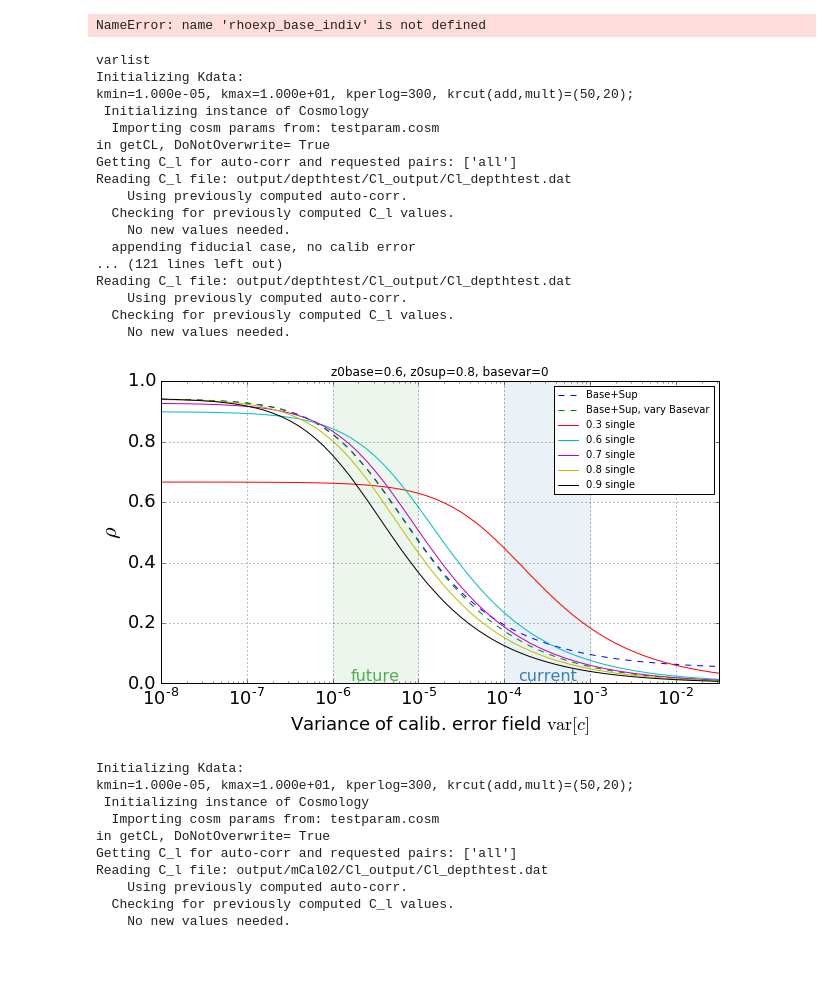
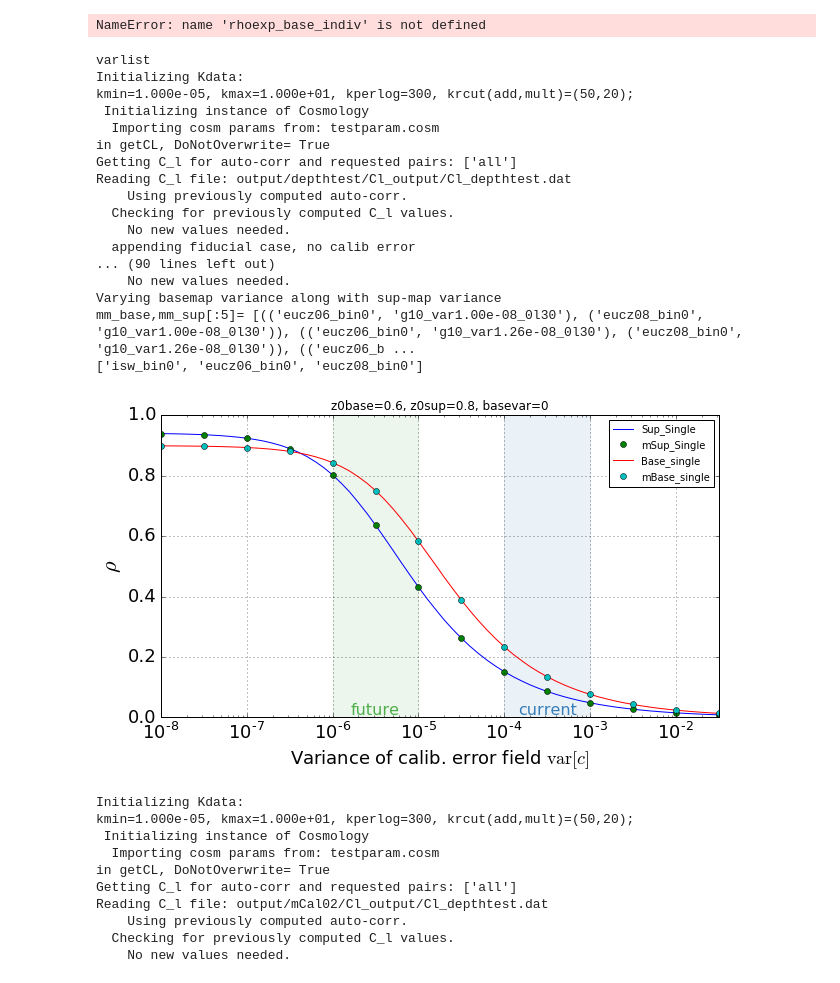
Before and after one commit to jessmuir/isw_reconstr, a Jupyter notebook: NW Multi.ipynb, the cells around one changed output. Drawn from its saved outputs; the diff is of its cells as text; code cells hidden in the pictures.

Commit message:
add single map caltest recon functionality to NWmulti.m_caltest_get_rhoexp. Verified against results from single runeuc.caltest_get_rhoexp.

```diff
--- a/NW Multi.ipynb
+++ b/NW Multi.ipynb
@@ -591,7 +606,7 @@ nbar='default'
 # v v v----- This function (caltest_basic_expplot_forpaper) is from GPFP module. Using to guide mu
 # plots rho exp and data points for one shape and lmin
 #combine stuff from caltest_compare_clcal_shapes with rhoexpplot
-outtag='mCal02'
+outtag='mCal03_test'
 varname = 'rho'
 plotdir='output/'+outtag+'/plots_forpaper/'
 
@@ -612,10 +627,19 @@ shortvarlist=[1.e-7,1.e-6,1.e-5,1.e-4,1.e-3,1.e-2]#for data points
 
 rhoexplist=[]#will be 1D; [variance ]
 
+
 rhoexplist_indiv_sup = runeuc.caltest_get_rhoexp(z0=z0_sup,varlist=varlist,lmax=lmaxcal,lmin=lmincal,shape=shape,width=width,
                                                  overwrite=False,doplot=False,saverho=False,varname=varname,reclmin=reclmin)
 rhoexplist_indiv_base = runeuc.caltest_get_rhoexp(z0=z0_base,varlist=varlist,lmax=lmaxcal,lmin=lmincal,shape=shape,width=width,
                                                   overwrite=False, doplot=False,saverho=False,varname=varname,reclmin=reclmin)
+#also calc from the single-track of the multi-function. Compare to just single caltest function.
+mrhoexplist_indiv_sup = m_caltest_get_rhoexp(z0_base=False, z0_sup=z0_sup, basevar=False,varlist=varlist,lmax=lmaxcal,lmin=lmincal,
+                                shape=shape,width=width,overwrite=True,doplot=False,saverho=False,varname=varname,
+                                reclmin=reclmin,outtag=outtag)
+mrhoexplist_indiv_base = m_caltest_get_rhoexp(z0_base=False, z0_sup=z0_base, basevar=False,varlist=varlist,lmax=lmaxcal,lmin=lmincal,
+                                shape=shape,width=width,overwrite=True,doplot=False,saverho=False,varname=varname,
+                                reclmin=reclmin,outtag=outtag)
+
 
 rhoexplist_2base=m_caltest_get_rhoexp(z0_base=z0_base, z0_sup=z0_base, basevar=varlist,varlist=varlist,lmax=lmaxcal,lmin=lmincal,
                                 shape=shape,width=width,overwrite=True,doplot=False,saverho=False,varname=varname,
@@ -648,21 +672,27 @@ ax1 = plt.subplot()
 #---- interlude for plotting funcs.
 
 #theory line
-ax1.plot(varlist[:-1],rhoexplist[:-1],'--',label='Base+Sup')#linelabel,color=colorlist[1])
-ax1.plot(varlist[:-1],rhoexplist2[:-1],'--',label='Base+Sup, vary Basevar')#linelabel,color=colorlist[1])
-
-for z0 in [.3,0.6, .7, .8, .9]:
-    rhoexp_temp = runeuc.caltest_get_rhoexp(z0=z0,varlist=varlist,lmax=lmaxcal,lmin=lmincal,shape=shape,width=width,
-                                                 overwrite=False,doplot=False,saverho=False,varname=varname,reclmin=reclmin)
-    ax1.plot(varlist[:-1],rhoexp_temp[:-1],'-',label='{0} single'.format(z0))
+# ax1.plot(varlist[:-1],rhoexplist[:-1],'--',label='Base+Sup')#linelabel,color=colorlist[1])
+# ax1.plot(varlist[:-1],rhoexplist2[:-1],'--',label='Base+Sup, vary Basevar')#linelabel,color=colorlist[1])
+# ax1.plot(varlist[:-1],rhoexplist[:-1],'--',label='Base+Sup')#linelabel,color=colorlist[1])
+# ax1.plot(varlist[:-1],rhoexplist2[:-1],'--',label='Base+Sup, vary Basevar')#linelabel,color=colorlist[1])
 
 
 
-# ax1.plot(varlist[:-1],rhoexplist_indiv_sup[:-1],'-',label='Sup_Single',color=colorlist[0])
+# for z0 in [.1,.3,.4,0.6, .7, .8, .9]:
+#     rhoexp_temp = runeuc.caltest_get_rhoexp(z0=z0,varlist=varlist,lmax=lmaxcal,lmin=lmincal,shape=shape,width=width,
+#                                                  overwrite=True,doplot=False,saverho=False,varname=varname,reclmin=reclmin)
+#     ax1.plot(varlist[:-1],rhoexp_temp[:-1],'-',label='{0} single'.format(z0))
+
+
+
+ax1.plot(varlist[:-1],rhoexplist_indiv_sup[:-1],'-',label='Sup_Single')#,color=colorlist[0])
+ax1.plot(varlist[:-1:5],mrhoexplist_indiv_sup[:-1:5],'o',label='mSup_Single')#,color=colorlist[0])
 # ax1.plot(varlist[:-1],[rhoexplist[-1]]*len(varlist[:-1]),'--',label='Sup_fid',color=colorlist[0])
 # # ax1.plot(varlist[:-1],rhoexplist_2sup[:-1],'.-',label='Sup_dubs',color=colorlist[0])
 
-# ax1.plot(varlist[:-1],rhoexplist_indiv_base[:-1],'-',label='Base_single',color=colorlist[2])
+ax1.plot(varlist[:-1],rhoexplist_indiv_base[:-1],'-',label='Base_single')#,color=colorlist[2])
+ax1.plot(varlist[:-1:5],mrhoexplist_indiv_base[:-1:5],'o',label='mBase_single')#,color=colorlist[2])
 # ax1.plot(varlist[:-1],[rhoexplist_indiv_base[-1]]*len(varlist[:-1]),'--',label='Base_fid',color=colorlist[2])
 # ax1.plot(varlist[:-1],rhoexplist_2base[:-1],'.-',label='base_dubs',color=colorlist[2])
 
@@ -719,38 +749,38 @@ plt.annotate(futurelabel,xy=(futurecenter,ymin),horizontalalignment='center',ver
 #         datcol=colorlist[0]
 #     ax1.errorbar(datvar,datrho,yerr=datsig,label=datlabel,color=datcol,linestyle='None',marker='o')
 
 plt.sca(ax1)
 if varname=='rho':
     plt.legend(fontsize=10,loc='upper right',numpoints=1)
 elif varname=='s':
     plt.legend(fontsize=16,loc='upper right',numpoints=1)
 
 # print 'Saving plot to ',plotdir+outname
 # plt.savefig(plotdir+outname)
 # plt.close()
 if basevar==varlist: bvlabel = 'var[c]'
 else: bvlabel='{0}'.format(basevar,)
 plt.title('z0base={0}, z0sup={1}, basevar={2}'.format(z0_base,z0_sup,bvlabel))
 plt.show()
 # %% [output]
 varlist
 Initializing Kdata:
 kmin=1.000e-05, kmax=1.000e+01, kperlog=300, krcut(add,mult)=(50,20);
  Initializing instance of Cosmology
   Importing cosm params from: testparam.cosm
 in getCL, DoNotOverwrite= True
 Getting C_l for auto-corr and requested pairs: ['all']
 Reading C_l file: output/depthtest/Cl_output/Cl_depthtest.dat
     Using previously computed auto-corr.
   Checking for previously computed C_l values.
     No new values needed.
   appending fiducial case, no calib error
-... (121 lines left out)
-Reading C_l file: output/depthtest/Cl_output/Cl_depthtest.dat
-    Using previously computed auto-corr.
-  Checking for previously computed C_l values.
+... (90 lines left out)
     No new values needed.
+Varying basemap variance along with sup-map variance
+mm_base,mm_sup[:5]= [(('eucz06_bin0', 'g10_var1.00e-08_0l30'), ('eucz08_bin0', 'g10_var1.00e-08_0l30')), (('eucz06_bin0', 'g10_var1.26e-08_0l30'), ('eucz08_bin0', 'g10_var1.26e-08_0l30')), (('eucz06_b ...
+['isw_bin0', 'eucz06_bin0', 'eucz08_bin0']
-[figure, old version]
+[figure, new version]
 # %%
 def m_z0toid(multi_list, z0_list):
     """convert a multi_list containing z0 values into one with indices of those values in z0_list, for input into multi_depthtest_get_reclist.
```
Also changed, not shown: parts of 6 cells of this notebook.
